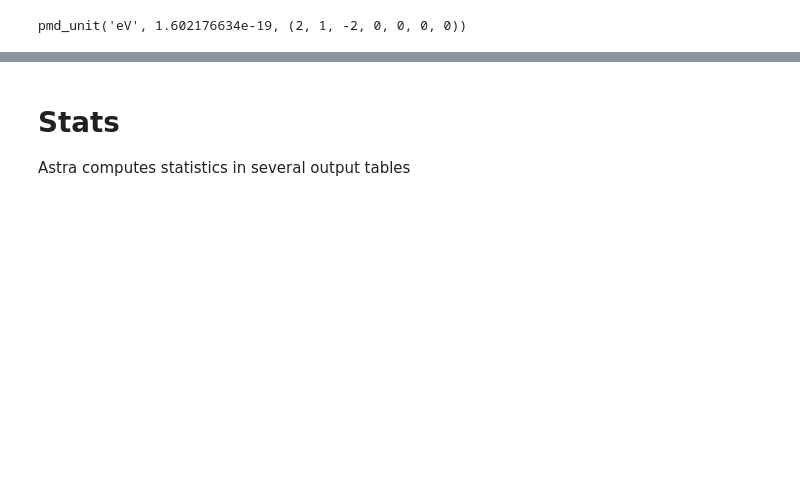
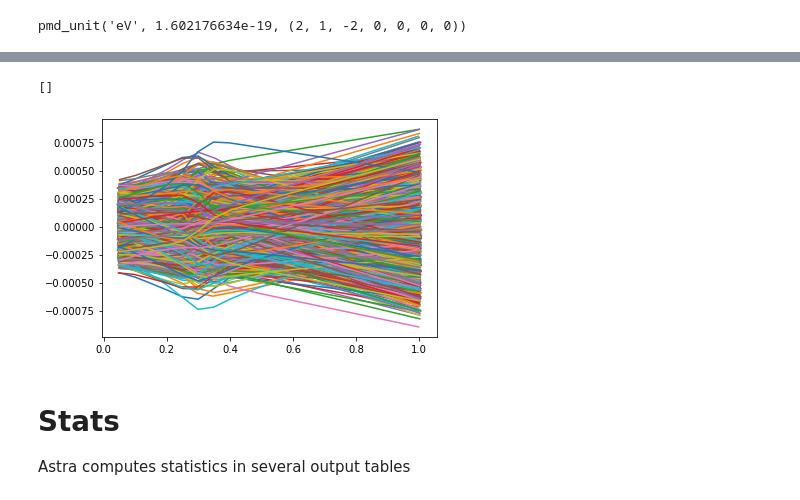
Before and after one commit to ChristopherMayes/lume-astra, a Jupyter notebook: examples/simple_astra_run.ipynb, the cells around one changed output, grey strips where cells are left out. Cells and saved outputs as stored; diff of their text form; code cells hidden in the pictures; blank space fills up the shorter version.

```diff
--- a/examples/simple_astra_run.ipynb
+++ b/examples/simple_astra_run.ipynb
@@ -149,3 +149,19 @@ plt.plot()
+# %%
+# Change something, run, and plot again
+
+A.input['solenoid']['maxb(1)'] = 0.04
+A.verbose=False
+A.run()
+
+# Traces can be made by gathering the coordinate arrays
+plt.plot(
+    [P.z for P in  A.particles],
+    [P.x for P in  A.particles]
+)
+plt.plot()
+# %% [output]
+[]
+[figure, added]
 # %% [markdown]
 # Stats
 
```
Also changed, not shown: parts of 21 cells of this notebook, 2 other files.
